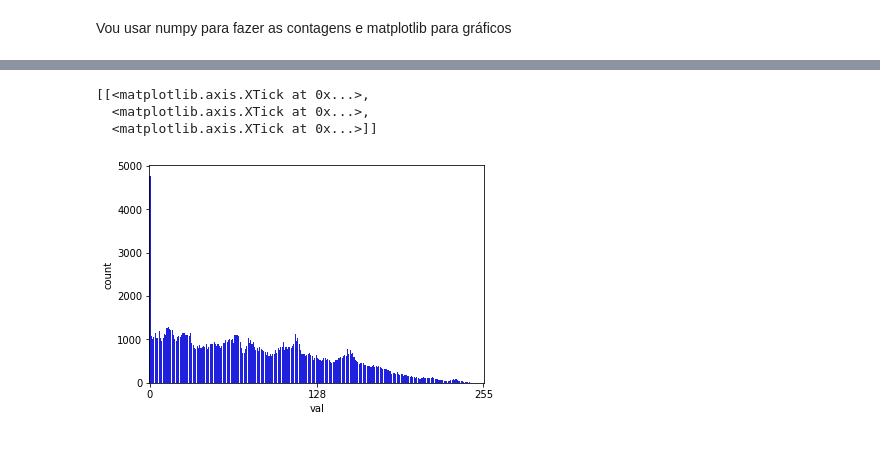
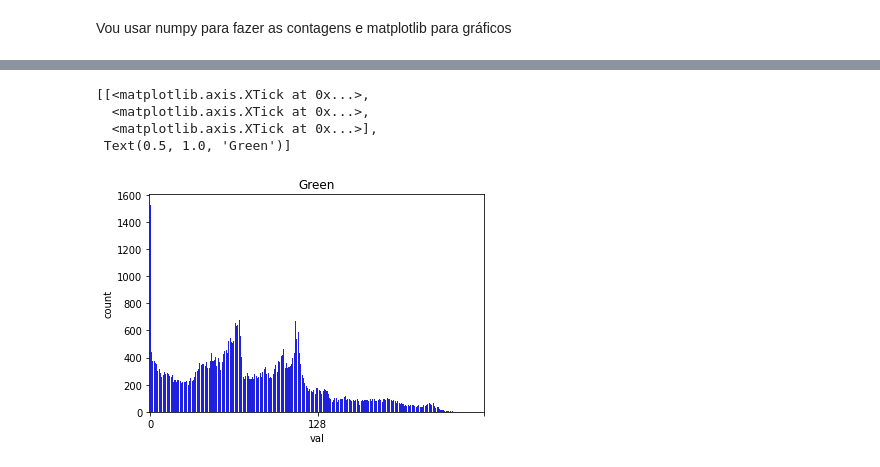
Before and after one commit to guilherme-melo/comp-graph, a Jupyter notebook: ex1/ex1.ipynb, the cells around one changed output, grey strips where cells are left out. Drawn from its saved outputs; the diff is of its cells as text; code cells hidden in the pictures.

```diff
--- a/ex1/ex1.ipynb
+++ b/ex1/ex1.ipynb
@@ -17,3 +17,10 @@ plt.imshow(im)
 [figure]
 # %% [markdown]
 Vou usar numpy para fazer as contagens e matplotlib para gráficos
+# %%
+im.shape
+r,g,b = cv2.split(im)
+unique, counts = np.unique(r, return_counts=True)
+val_count = pd.DataFrame({'val': unique, 'count': counts})
+graph = sns.barplot(x='val', y='count',color='blue', data=val_count,label=None)
+graph.set(xticks=[0,128,255], title = "Red")
@@ -20,11 +33,11 @@ Vou usar numpy para fazer as contagens e matplotlib para gráficos
 # %%
-im.shape
-unique, counts = np.unique(im, return_counts=True)
+unique, counts = np.unique(g, return_counts=True)
 val_count = pd.DataFrame({'val': unique, 'count': counts})
 graph = sns.barplot(x='val', y='count',color='blue', data=val_count,label=None)
-graph.set(xticks=[0,128,255])
+graph.set(xticks=[0,128,255],title= "Green")
 # %% [output]
 [[<matplotlib.axis.XTick at 0x...>,
   <matplotlib.axis.XTick at 0x...>,
-  <matplotlib.axis.XTick at 0x...>]]
+  <matplotlib.axis.XTick at 0x...>],
+ Text(0.5, 1.0, 'Green')]
-[figure, old version]
+[figure, new version]
```
Also changed, not shown: parts of 15 cells of this notebook.
